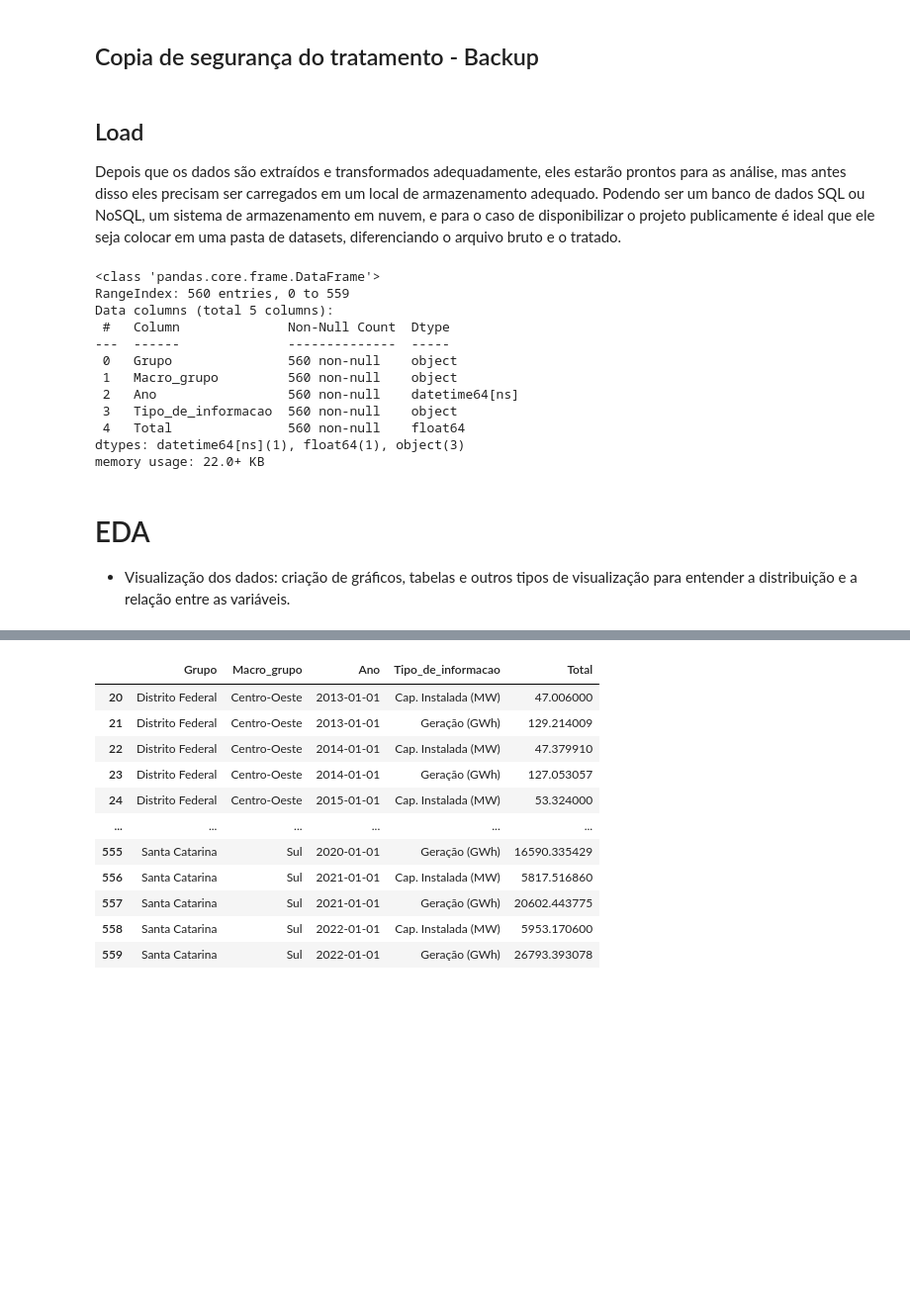
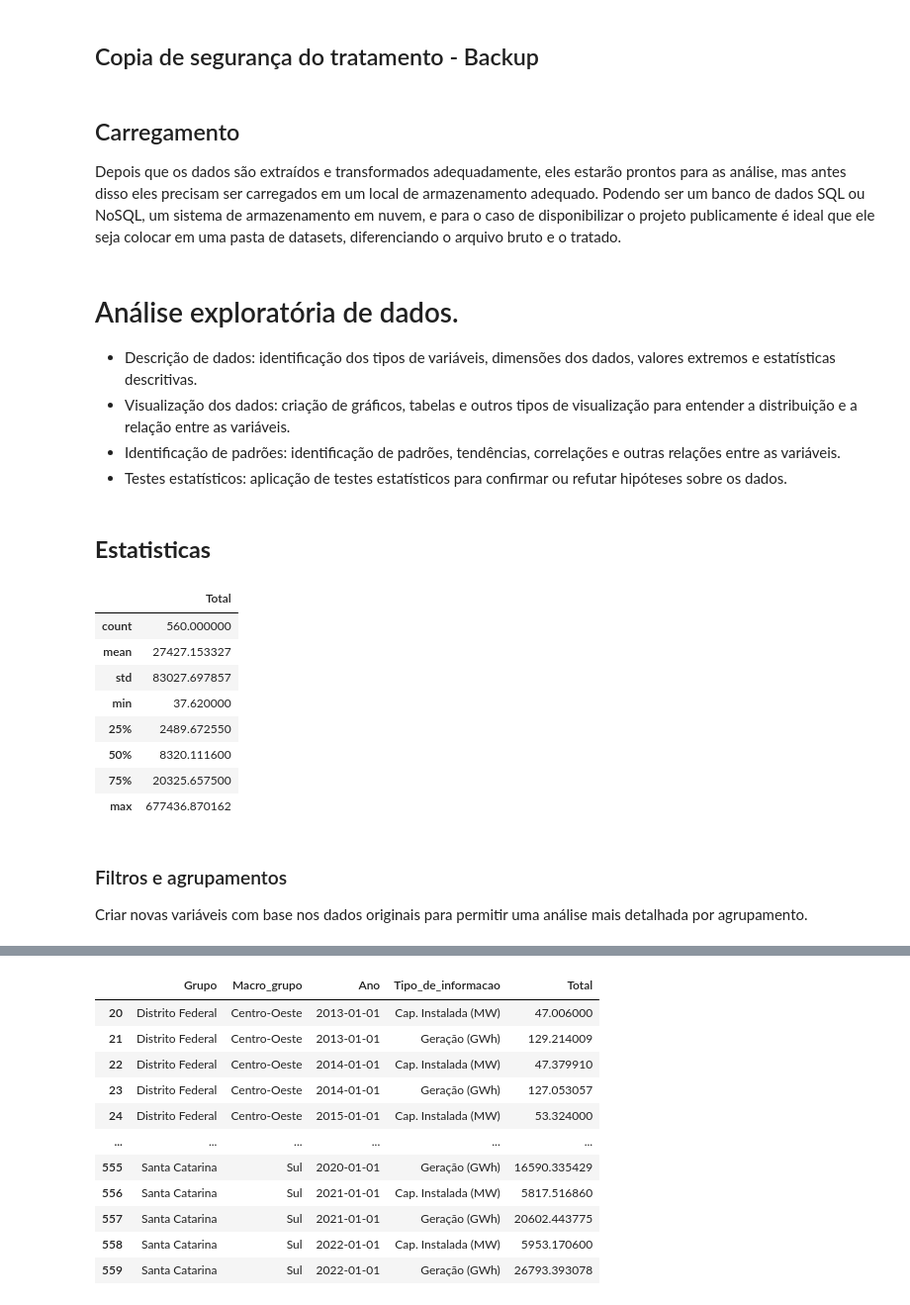
Before and after one commit to squadOito/soulcodead2, a Jupyter notebook: notebooks/notebook_2_1_cap_instalada_por_regiao_e_uf_tratado.ipynb, the cells around one changed output, grey strips where cells are left out. Shown at 99% size. Drawn from its saved outputs; the diff is of its cells as text; code cells hidden in the pictures; blank space fills up the shorter version.

```diff
--- a/notebooks/notebook_2_1_cap_instalada_por_regiao_e_uf_tratado.ipynb
+++ b/notebooks/notebook_2_1_cap_instalada_por_regiao_e_uf_tratado.ipynb
@@ -367,28 +369,33 @@ schema.validate(df_analise)
 # Backup para analise
 df_tratado = df_analise.copy()
 # %% [markdown]
-## Load
+## Carregamento
 Depois que os dados são extraídos e transformados adequadamente, eles estarão prontos para as análise, mas antes disso eles precisam ser carregados em um local de armazenamento adequado. Podendo ser um banco de dados SQL ou NoSQL, um sistema de armazenamento em nuvem, e para o caso de disponibilizar o projeto publicamente é ideal que ele seja colocar em uma pasta de datasets, diferenciando o arquivo bruto e o tratado.
 # %%
 # Upando para o Google Cloud
 
 #df_tratado.to_csv('gs://projeto-final-ad2-e8/dados/tratados/dataset_tratados_xlsx/2_1_cap_instalada_por_regiao_e_uf_tratado.xlsx', index=False)
-# %%
-df_tratado.info()
-# %% [output]
-<class 'pandas.core.frame.DataFrame'>
-RangeIndex: 560 entries, 0 to 559
-Data columns (total 5 columns):
- #   Column              Non-Null Count  Dtype
----  ------              --------------  -----
- 0   Grupo               560 non-null    object
- 1   Macro_grupo         560 non-null    object
- 2   Ano                 560 non-null    datetime64[ns]
- 3   Tipo_de_informacao  560 non-null    object
- 4   Total               560 non-null    float64
-dtypes: datetime64[ns](1), float64(1), object(3)
-memory usage: 22.0+ KB
 # %% [markdown]
-# EDA
-
+# Análise exploratória de dados.
+- Descrição de dados: identificação dos tipos de variáveis, dimensões dos dados, valores extremos e estatísticas descritivas.
 - Visualização dos dados: criação de gráficos, tabelas e outros tipos de visualização para entender a distribuição e a relação entre as variáveis.
+- Identificação de padrões: identificação de padrões, tendências, correlações e outras relações entre as variáveis.
+- Testes estatísticos: aplicação de testes estatísticos para confirmar ou refutar hipóteses sobre os dados.
+# %% [markdown]
+## **Estatisticas**
+# %%
+#Estatística descriva
+df_tratado.describe()
+# %% [output]
+|  | Total |
+| count | 560.000000 |
+| mean | 27427.153327 |
+| std | 83027.697857 |
+| min | 37.620000 |
+| 25% | 2489.672550 |
+| 50% | 8320.111600 |
+| 75% | 20325.657500 |
+| max | 677436.870162 |
+# %% [markdown]
+### Filtros e agrupamentos
+Criar novas variáveis com base nos dados originais para permitir uma análise mais detalhada por agrupamento.
```
Also changed, not shown: parts of 7 cells of this notebook.
